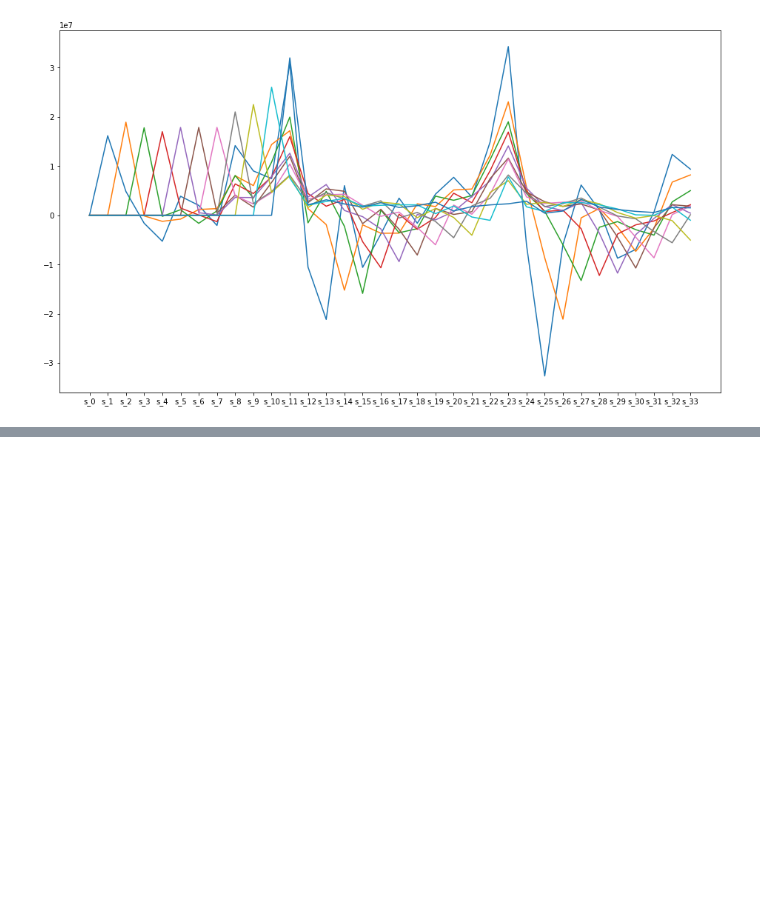
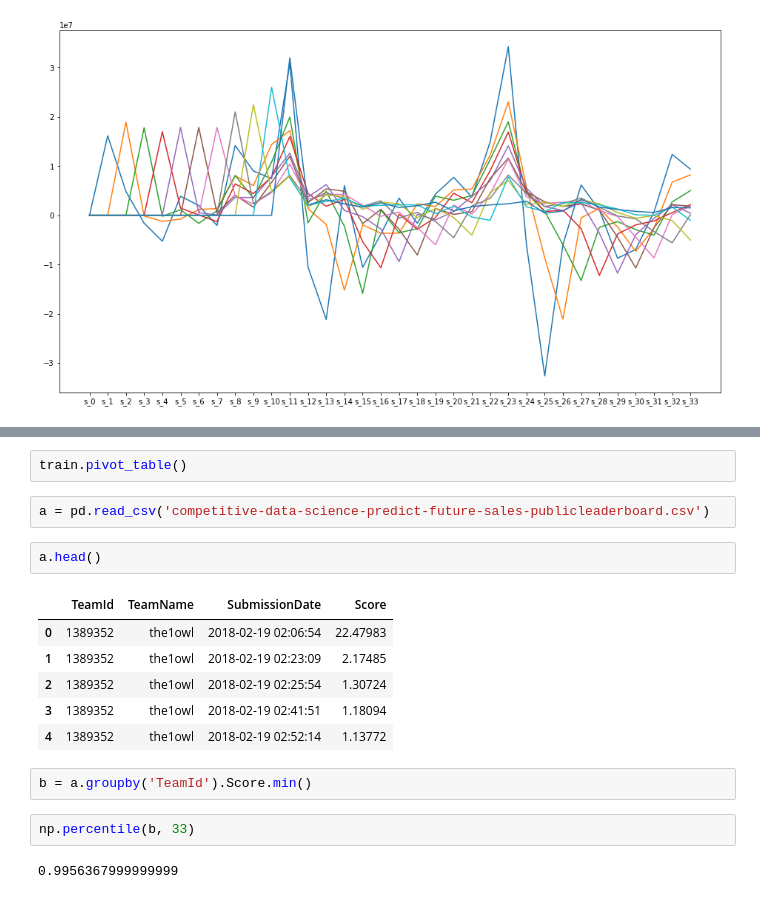
Before and after one commit to LiYan1988/predict_future_sales, a Jupyter notebook: eda_8.ipynb, the cells around one changed output, grey strips where cells are left out. Drawn from its saved outputs; the diff is of its cells as text; blank space fills up the shorter version.

```diff
--- a/eda_8.ipynb
+++ b/eda_8.ipynb
@@ -200,0 +263,19 @@ for m in range(2, 13):
+# %%
+train.pivot_table()
+# %%
+a = pd.read_csv('competitive-data-science-predict-future-sales-publicleaderboard.csv')
+# %%
+a.head()
+# %% [output]
+|  | TeamId | TeamName | SubmissionDate | Score |
+| 0 | 1389352 | the1owl | 2018-02-19 02:06:54 | 22.47983 |
+| 1 | 1389352 | the1owl | 2018-02-19 02:23:09 | 2.17485 |
+| 2 | 1389352 | the1owl | 2018-02-19 02:25:54 | 1.30724 |
+| 3 | 1389352 | the1owl | 2018-02-19 02:41:51 | 1.18094 |
+| 4 | 1389352 | the1owl | 2018-02-19 02:52:14 | 1.13772 |
+# %%
+b = a.groupby('TeamId').Score.min()
+# %%
+np.percentile(b, 33)
+# %% [output]
+0.9956367999999999
```
Also changed, not shown: parts of 10 cells of this notebook, 4 other files.
